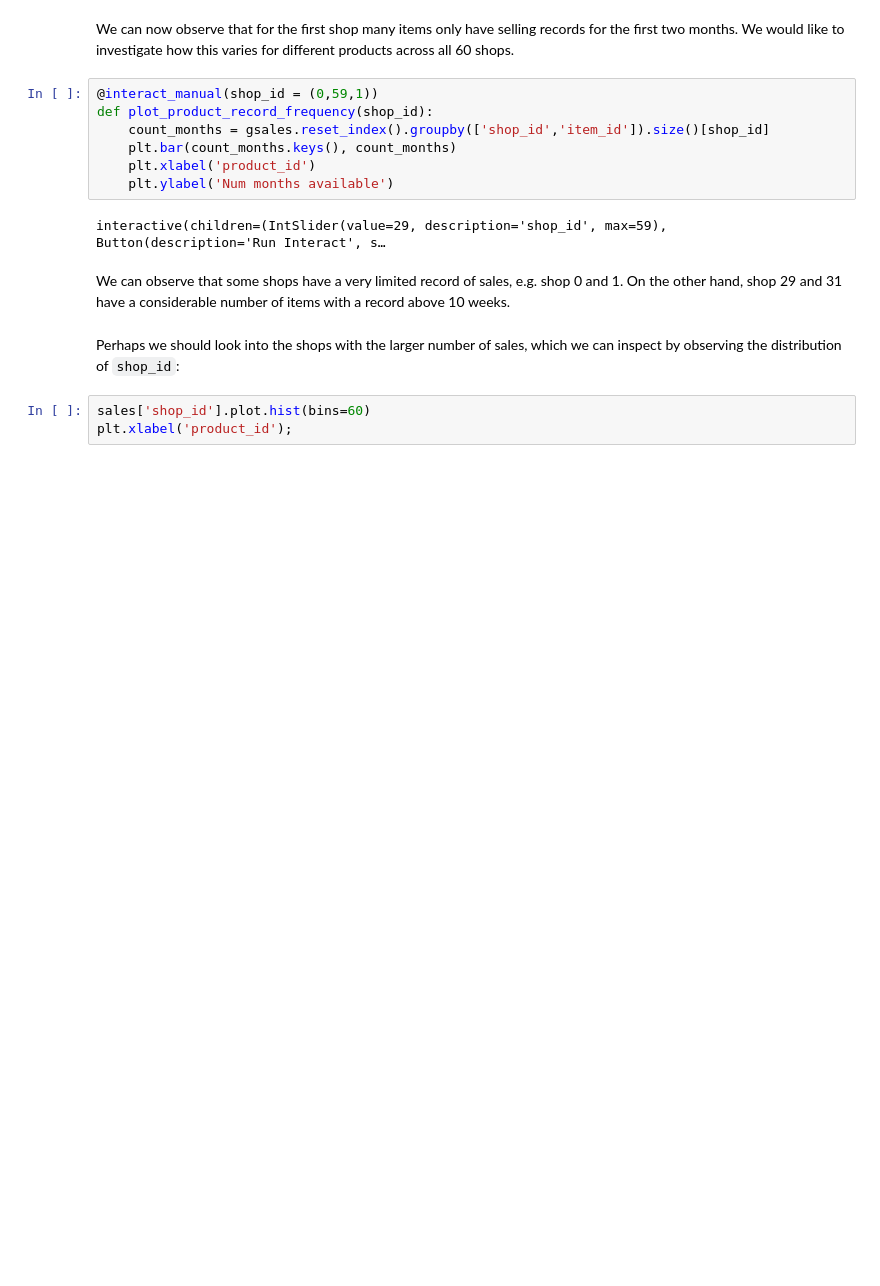
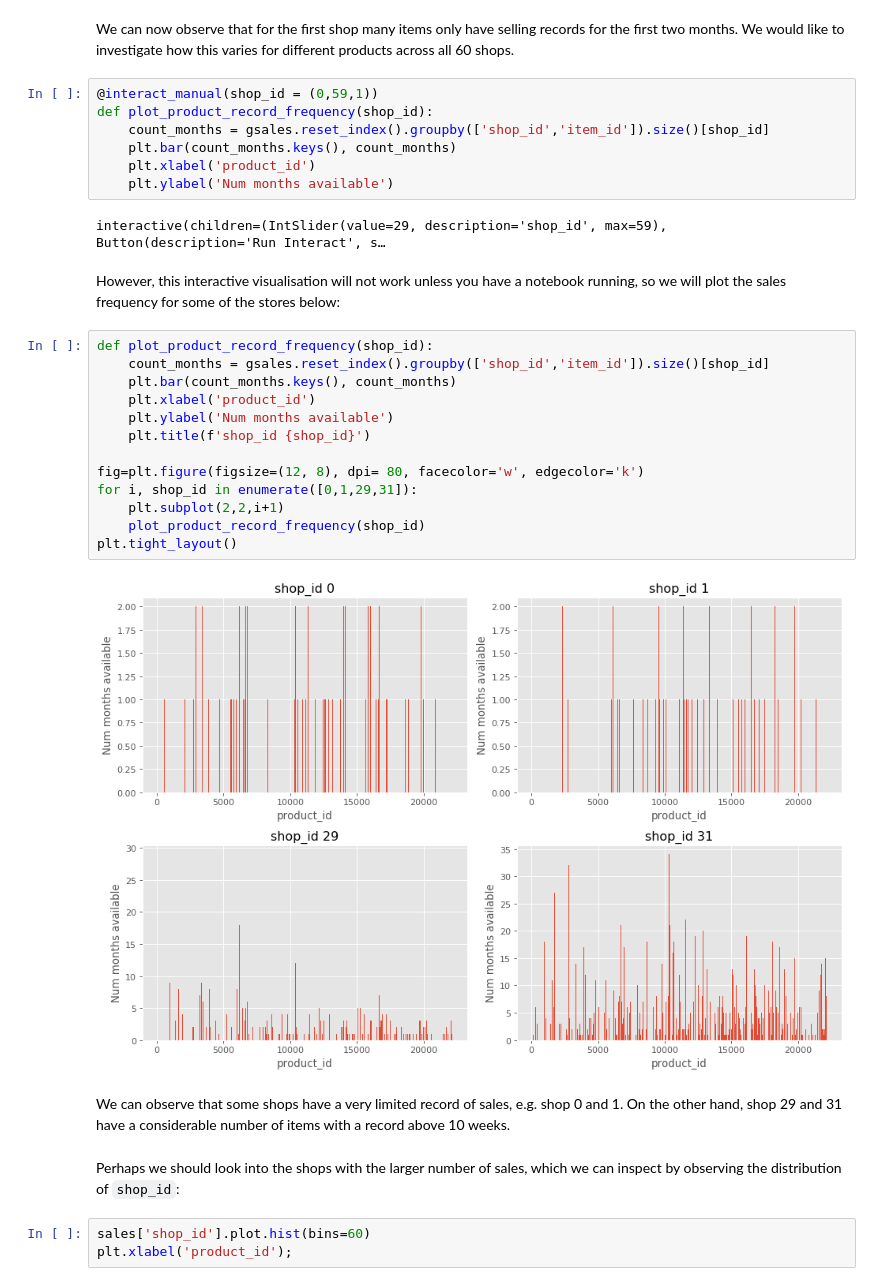
Before and after one commit to eduardohenriquearnold/eduardohenriquearnold.github.io, a Jupyter notebook: static/notebooks/timeseriesforecast.ipynb, the cells around one changed output. Cells and saved outputs as stored; diff of their text form; blank space fills up the shorter version.

Commit message:
Updated timeseries forecasting blog post and notebook

```diff
--- a/static/notebooks/timeseriesforecast.ipynb
+++ b/static/notebooks/timeseriesforecast.ipynb
@@ -67,6 +67,23 @@ def plot_product_record_frequency(shop_id):
     plt.ylabel('Num months available')
 # %% [output]
 interactive(children=(IntSlider(value=29, description='shop_id', max=59), Button(description='Run Interact', s…
+# %% [markdown]
+However, this interactive visualisation will not work unless you have a notebook running, so we will plot the sales frequency for some of the stores below:
+# %%
+def plot_product_record_frequency(shop_id):
+    count_months = gsales.reset_index().groupby(['shop_id','item_id']).size()[shop_id]
+    plt.bar(count_months.keys(), count_months)
+    plt.xlabel('product_id')
+    plt.ylabel('Num months available')
+    plt.title(f'shop_id {shop_id}')
+
+fig=plt.figure(figsize=(12, 8), dpi= 80, facecolor='w', edgecolor='k')
+for i, shop_id in enumerate([0,1,29,31]):
+    plt.subplot(2,2,i+1)
+    plot_product_record_frequency(shop_id)
+plt.tight_layout()
+# %% [output]
+[figure, added]
 # %% [markdown]
 We can observe that some shops have a very limited record of sales, e.g. shop 0 and 1. On the other hand, shop 29 and 31 have a considerable number of items with a record above 10 weeks.
 # %% [markdown]
```
Also changed, not shown: parts of 10 cells of this notebook, 12 other files.
